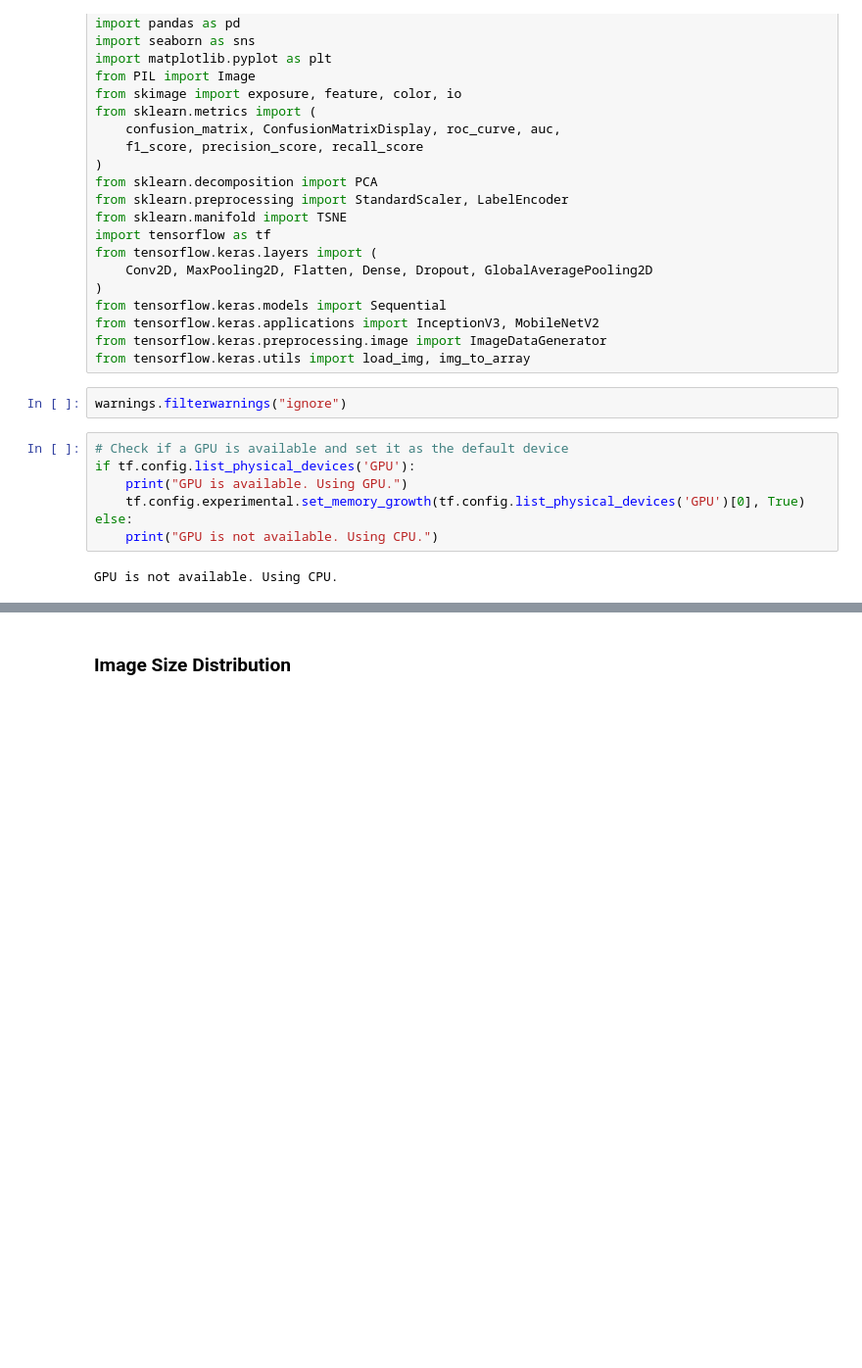
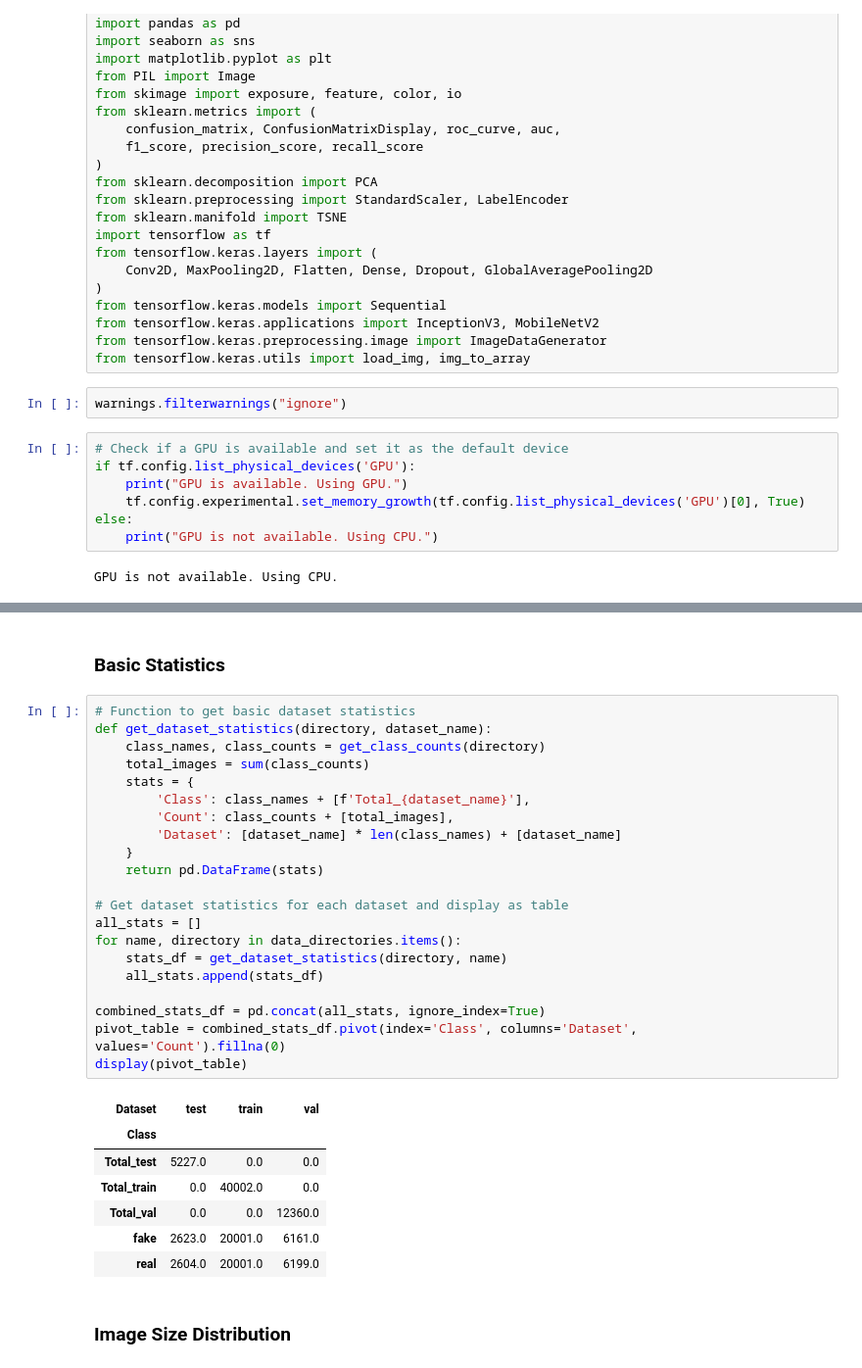
Before and after one commit to tinolinton/cnn, a Jupyter notebook: project.ipynb, the cells around one changed output, grey strips where cells are left out. Shown at 98% size. Saved outputs shown, nothing was run; the diff lists cells and outputs as text; blank space fills up the shorter version.

```diff
--- a/project.ipynb
+++ b/project.ipynb
@@ -194,3 +137,34 @@ display_sample_images(train_dir, num_samples=5)
+# %% [markdown]
+### Basic Statistics
+# %%
+# Function to get basic dataset statistics
+def get_dataset_statistics(directory, dataset_name):
+    class_names, class_counts = get_class_counts(directory)
+    total_images = sum(class_counts)
+    stats = {
+        'Class': class_names + [f'Total_{dataset_name}'],
+        'Count': class_counts + [total_images],
+        'Dataset': [dataset_name] * len(class_names) + [dataset_name]
+    }
+    return pd.DataFrame(stats)
+
+# Get dataset statistics for each dataset and display as table
+all_stats = []
+for name, directory in data_directories.items():
+    stats_df = get_dataset_statistics(directory, name)
+    all_stats.append(stats_df)
+
+combined_stats_df = pd.concat(all_stats, ignore_index=True)
+pivot_table = combined_stats_df.pivot(index='Class', columns='Dataset', values='Count').fillna(0)
+display(pivot_table)
+# %% [output]
+| Dataset | test | train | val |
+| Class |  |  |  |
+| Total_test | 5227.0 | 0.0 | 0.0 |
+| Total_train | 0.0 | 40002.0 | 0.0 |
+| Total_val | 0.0 | 0.0 | 12360.0 |
+| fake | 2623.0 | 20001.0 | 6161.0 |
+| real | 2604.0 | 20001.0 | 6199.0 |
 # %% [markdown]
 ### Image Size Distribution
 # %%
```
Also changed, not shown: parts of 38 cells of this notebook.
